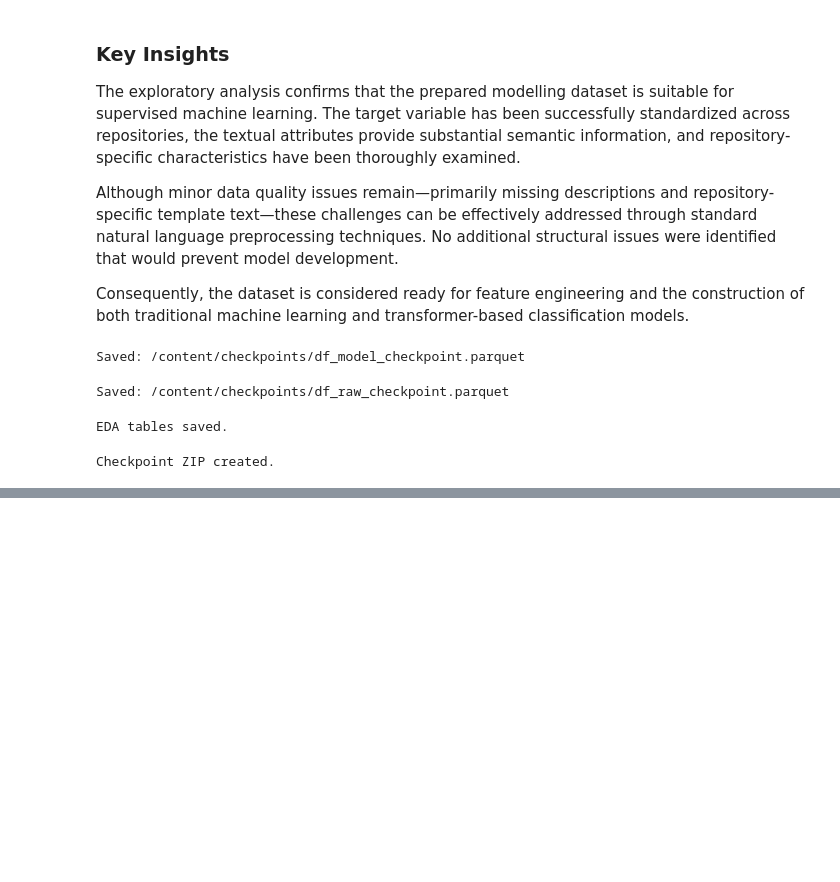
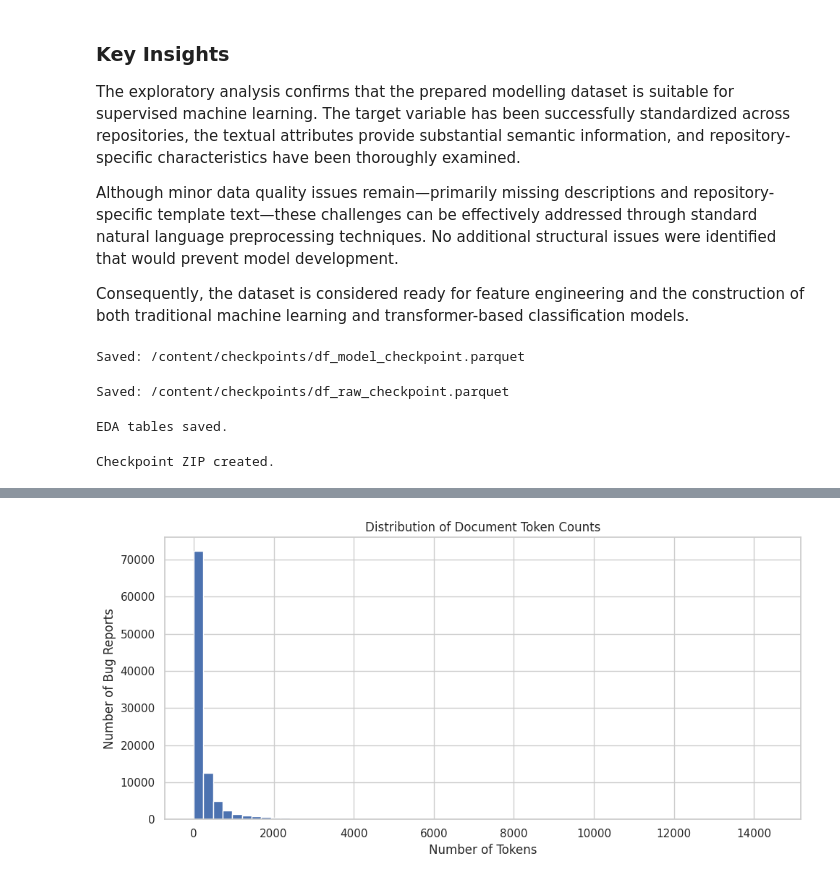
Before and after one commit to SamikshKodgire/AAI-590_CapstoneProject_BugTriaging, a Jupyter notebook: AAI590_CApstoneProject.ipynb, the cells around one changed output, grey strips where cells are left out. Cells and saved outputs as stored; diff of their text form; code cells hidden in the pictures; blank space fills up the shorter version.

```diff
--- a/AAI590_CApstoneProject.ipynb
+++ b/AAI590_CApstoneProject.ipynb
@@ -2356,0 +2542,12 @@ files.download("/content/Project_Checkpoint.zip")
+# %%
+# ==========================================================
+# Create Clean Text
+# ==========================================================
+
+df_model["Clean_Text"] = df_model["Raw_Text"].apply(clean_text)
+
+display(
+    df_model[
+        ["Raw_Text", "Clean_Text"]
+    ].sample(3, random_state=42)
+)
@@ -2356,0 +2787,23 @@ files.download("/content/Project_Checkpoint.zip")
+# %%
+# ==========================================================
+# Token Count Distribution
+# ==========================================================
+
+plt.figure(figsize=(10,5))
+
+plt.hist(
+    token_counts,
+    bins=60
+)
+
+plt.title("Distribution of Document Token Counts")
+
+plt.xlabel("Number of Tokens")
+
+plt.ylabel("Number of Bug Reports")
+
+plt.tight_layout()
+
+plt.show()
+# %% [output]
+[figure, added]
```
Also changed, not shown: parts of 74 cells of this notebook.
